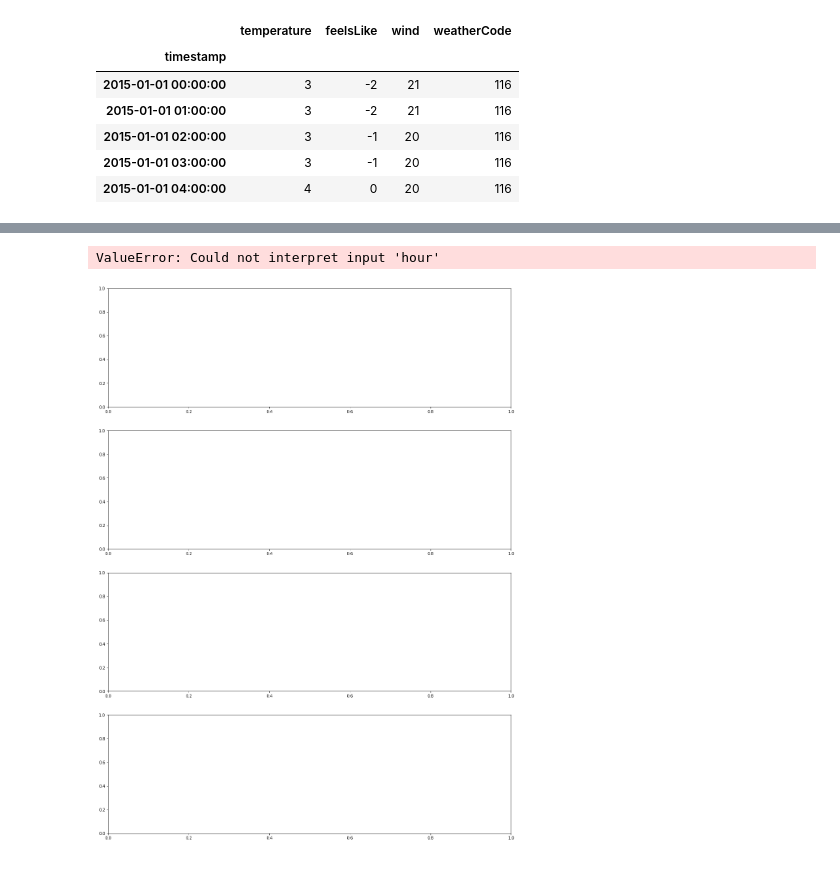
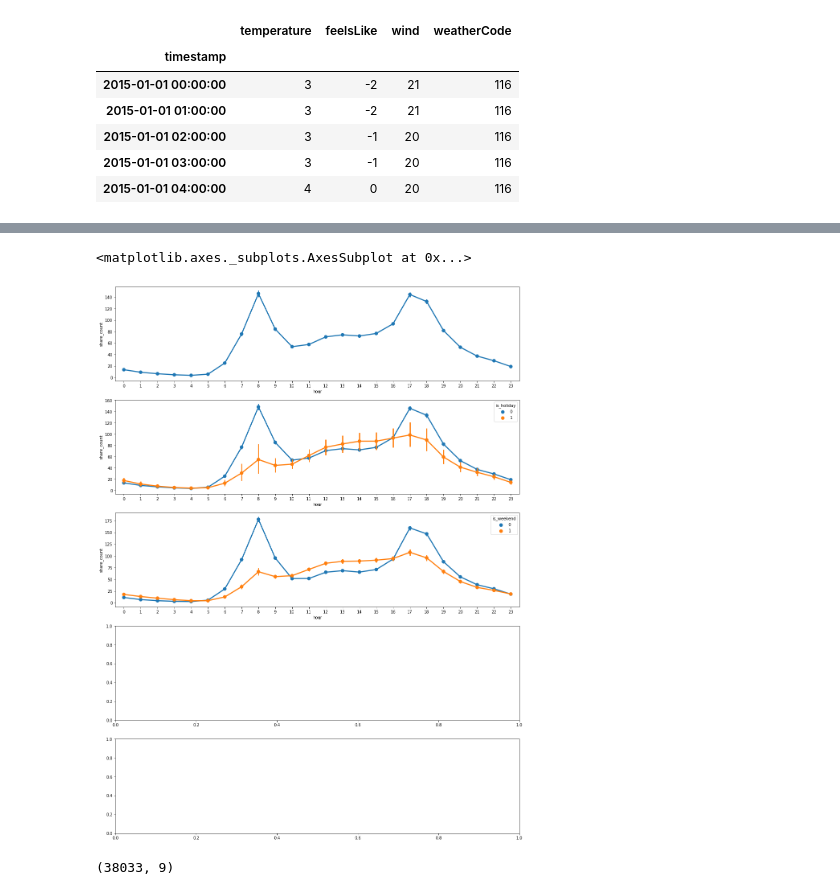
Before and after one commit to Krismix1/data-science-mandatory-2, a Jupyter notebook: analysis.ipynb, the cells around one changed output, grey strips where cells are left out. Saved outputs shown, nothing was run; the diff lists cells and outputs as text; code cells hidden in the pictures.

Commit message:
More plots; first attemp at training models

```diff
--- a/analysis.ipynb
+++ b/analysis.ipynb
@@ -21,12 +21,13 @@ def print_hist_labels(hist):
             va='top',                   # Vertically center label
             ha='center')
 # %%
+# check if we have a cached file
 import os
 output = 'analysis.csv'
 if not os.path.isfile(output):
     print(f'{output} file not found')
-    p = 0.01  # 1% of the lines
-    init_df = df = pd.read_csv(
+    p = 0.05  # 5% of the lines
+    df = pd.read_csv(
         merged_cycle_data_file,
         index_col='Rental Id',
         parse_dates=['End Date', 'Start Date'],
@@ -35,9 +36,10 @@ if not os.path.isfile(output):
     df.to_csv(output)
 else:
     print(f'Found file {output}')
-    init_df = df = pd.read_csv(
+    df = pd.read_csv(
         output,
         index_col='Rental Id',
         parse_dates=['End Date', 'Start Date']
     )
+init_df = df.copy()
 # %% [output]
@@ -186,5 +184,11 @@ date_mapper = lambda x: pd.to_datetime(datetime(year=x.year, month=x.month, day=
 df['Start Date'] = df['Start Date'].map(date_mapper)
 # %%
 share_df = df.groupby('Start Date').agg({'Start Date': 'count'}).rename(columns={'Start Date': 'share_count'})
+share_df = share_df.join(weather_df)
+share_df = share_df.reset_index()
+# drop rows with missing data
+print('Old size:', len(share_df))
+share_df = share_df.dropna()
+print('New size:', len(share_df))
 share_df.head()
 # %% [output]
@@ -211,0 +203,11 @@ share_df.head()
+# %%
+share_df['month'] = share_df['Start Date'].apply(lambda t: t.month)
+share_df['weekday'] = share_df['Start Date'].apply(lambda t: t.weekday())
+share_df['hour'] = share_df['Start Date'].apply(lambda t: t.hour)
+share_df['is_holiday'] = share_df['Start Date'].map(lambda x: x.date() in hol_set).map(lambda x: '1' if x else '0')
+# check if start date hits on a weekend
+# monday is 0, sunday is 6
+share_df['is_weekend'] = share_df['Start Date'].map(lambda x: x.weekday() > 4).map(lambda x: '1' if x else '0')
+share_df['weatherCode'] = share_df['weatherCode'].map(lambda x: str(int(x)))
+print(share_df.dtypes)
+share_df.head()
@@ -212,12 +233,18 @@ share_df.head()
 # %%
 fig,(ax1, ax2, ax3, ax4, ax5)= plt.subplots(nrows=5)
 fig.set_size_inches(18,25)
-
-# sns.pointplot(data=data, x='hour', y='share_count', ax=ax1)
-# sns.pointplot(data=data, x='hour', y='share_count', hue='is_holiday', ax=ax2)
-# sns.pointplot(data=data, x='hour', y='share_count', hue='is_weekend', ax=ax3)
-# sns.pointplot(data=data, x='hour', y='share_count', hue='season', ax=ax4)
-# sns.pointplot(data=data, x='hour', y='share_count', hue='weather_code',ax=ax5)
+data = share_df
+sns.pointplot(data=data, x='hour', y='share_count', ax=ax1)
+sns.pointplot(data=data, x='hour', y='share_count', hue='is_holiday', ax=ax2)
+sns.pointplot(data=data, x='hour', y='share_count', hue='is_weekend', ax=ax3)
+# sns.pointplot(data=data, x='hour', y='share_count', hue='temperature', ax=ax4)
+# sns.pointplot(data=data, x='hour', y='share_count', hue='weatherCode', ax=ax5)
 # %% [output]
-ValueError: Could not interpret input 'hour'
+<matplotlib.axes._subplots.AxesSubplot at 0x...>
-[figure, old version]
+[figure, new version]
+# %%
+X = share_df.drop(axis=1, labels=['share_count', 'Start Date']).to_numpy()
+Y = share_df['share_count'].to_numpy()
+X.shape
+# %% [output]
+(38033, 9)
```
Also changed, not shown: parts of 20 cells of this notebook.
